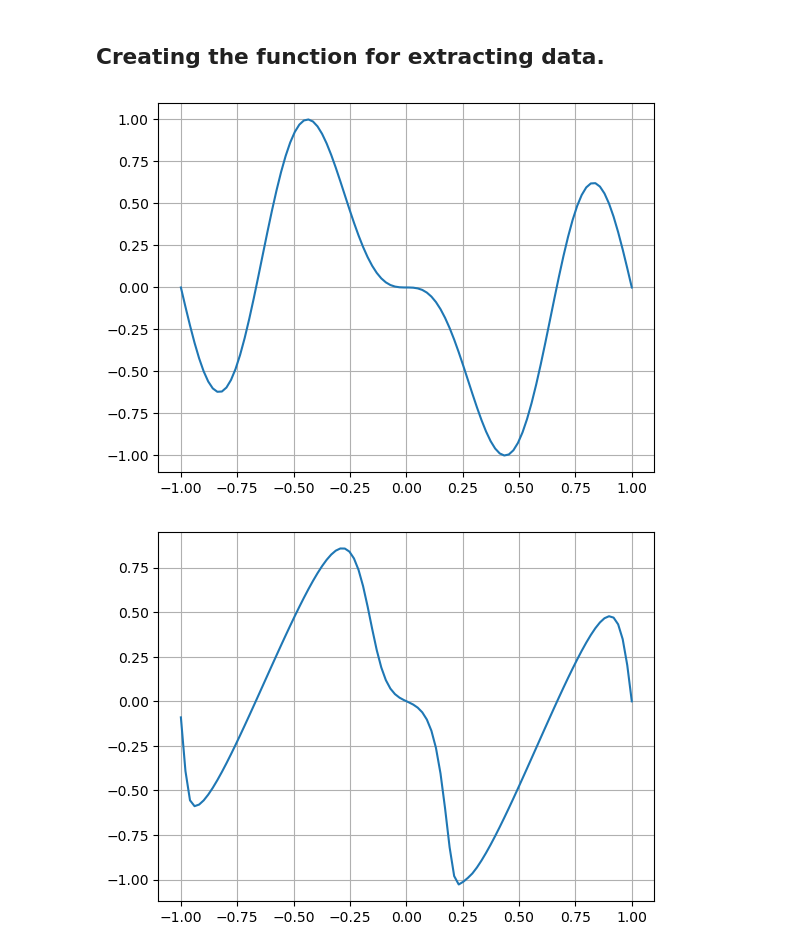
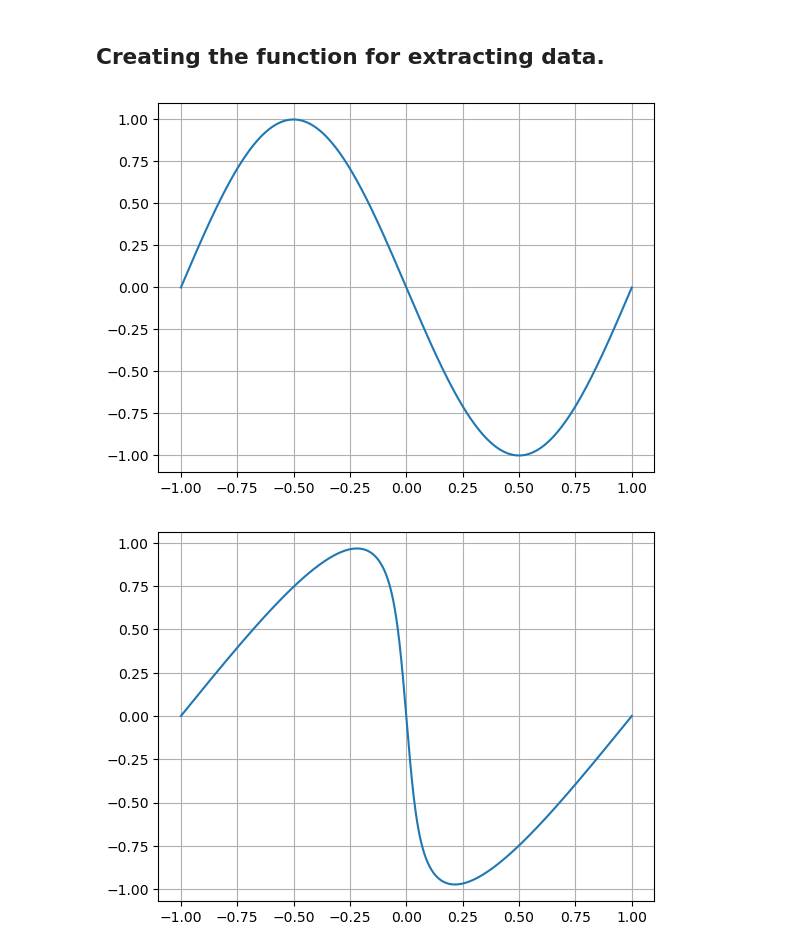
Before and after one commit to abhijeetmangela/Cylender_flow_ML, a Jupyter notebook: Burgers Equation/Burgers_data.ipynb, the cells around one changed output. Drawn from its saved outputs; the diff is of its cells as text; code cells hidden in the pictures.

```diff
--- a/Burgers Equation/Burgers_data.ipynb
+++ b/Burgers Equation/Burgers_data.ipynb
@@ -7,10 +7,10 @@ import pandas as pd
 # %% [markdown]
 ## Creating the function for extracting data.
 # %%
-num_points = 100
+num_points = 1000
 dx = 2/num_points
 x_loc = np.linspace(-1,1,num_points)
-y_loc_init = -np.sin(1*np.pi*x_loc) - np.sin(2*np.pi*x_loc) + np.sin(3*np.pi*x_loc)
+y_loc_init = -np.sin(1*np.pi*x_loc)#  - np.sin(2*np.pi*x_loc) + np.sin(3*np.pi*x_loc)
 y_loc_init = y_loc_init/(np.max(np.abs(y_loc_init)))
 y_loc = y_loc_init.copy()
 mu = 0.01
@@ -18,10 +18,10 @@ mu = 0.01
 plt.plot(x_loc,y_loc)
 plt.grid()
 # %% [output]
-[figure, old version]
+[figure, new version]
 # %%
-dt = 1/1000
-fin_time = 0.5
+dt = 1/10000
+fin_time = 1
 time_iter = int (fin_time/dt)
 time_loc = np.linspace(0,fin_time,time_iter)
 
@@ -53,11 +53,11 @@ for i in range(len(time_loc)):
     #y_loc[0] = 0
     Y_rec[i,:] = y_loc
 # %%
-max_iter = 190
+max_iter = 3000
 plt.plot(x_loc,Y_rec[max_iter,:])
 plt.grid()
 # %% [output]
-[figure, old version]
+[figure, new version]
 # %%
 df = pd.DataFrame()
 # %%
```
Also changed, not shown: parts of 8 cells of this notebook, 3 other files.
